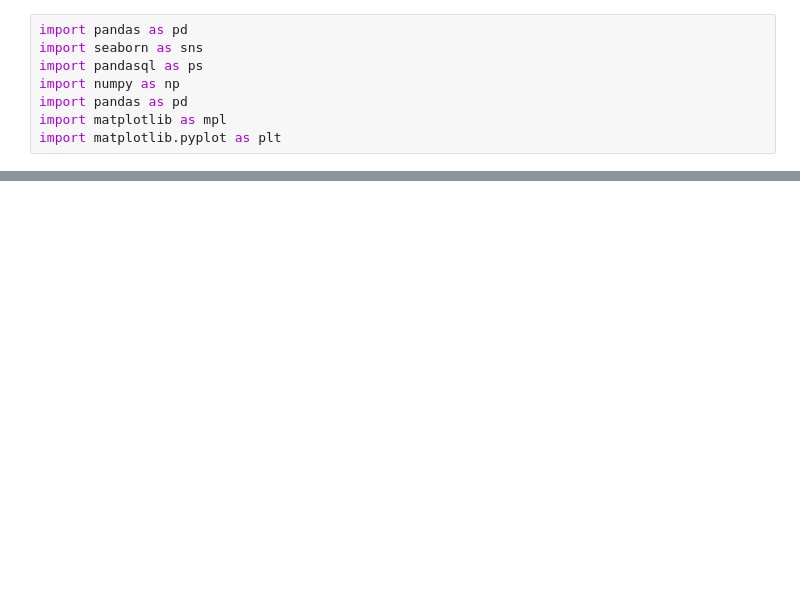
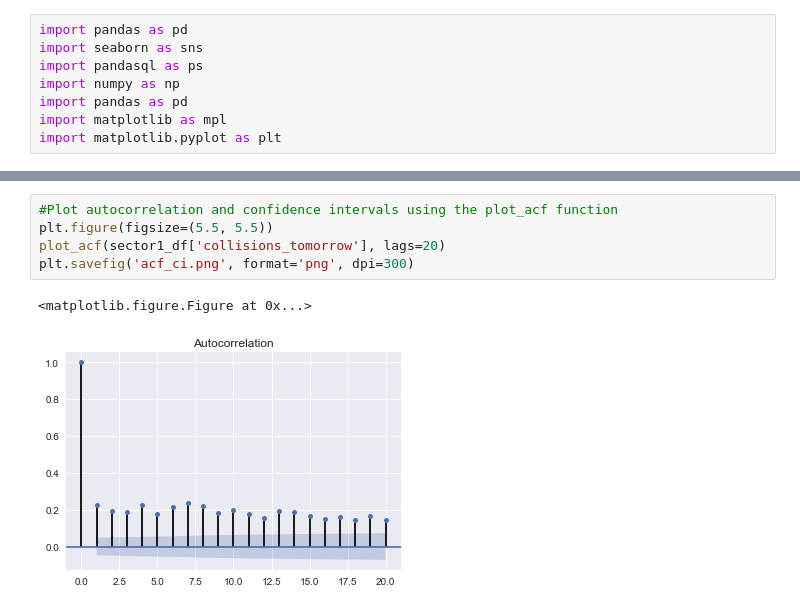
Before and after one commit to Peter-32/LA-Collision-Forecasting, a Jupyter notebook: la_collisions ML.ipynb, the cells around one changed output, grey strips where cells are left out. Cells and saved outputs as stored; diff of their text form; blank space fills up the shorter version.

```diff
--- a/la_collisions ML.ipynb
+++ b/la_collisions ML.ipynb
@@ -12,0 +88,8 @@ FileNotFoundError: File b'final_aggregated_df.csv' does not exist
+# %%
+#Plot autocorrelation and confidence intervals using the plot_acf function
+plt.figure(figsize=(5.5, 5.5))
+plot_acf(sector1_df['collisions_tomorrow'], lags=20)
+plt.savefig('acf_ci.png', format='png', dpi=300)
+# %% [output]
+<matplotlib.figure.Figure at 0x...>
+[figure, added]
```
Also changed, not shown: parts of 75 cells of this notebook, 20 other files.
